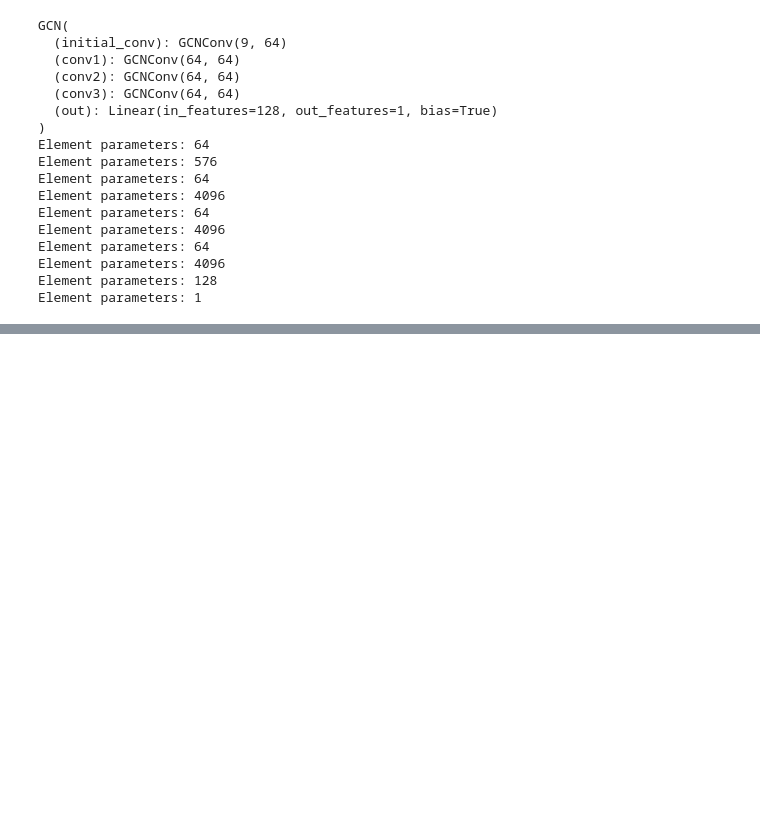
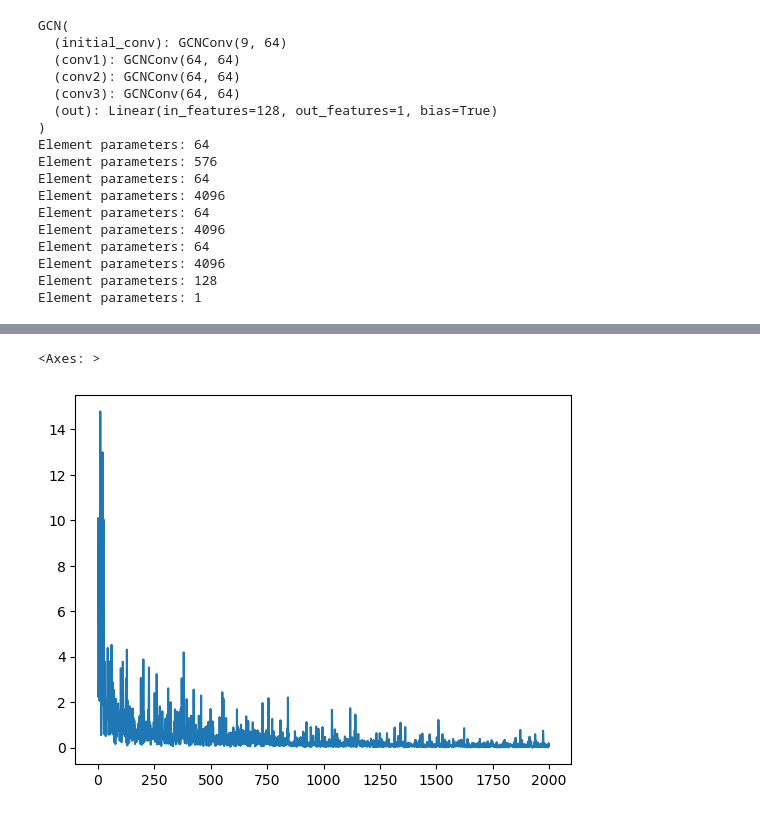
Before and after one commit to xiang1103/DL_ML_Implementations, a Jupyter notebook: geometric deep learning/GNN.ipynb, the cells around one changed output, grey strips where cells are left out. Drawn from its saved outputs; the diff is of its cells as text; code cells hidden in the pictures; blank space fills up the shorter version.

```diff
--- a/geometric deep learning/GNN.ipynb
+++ b/geometric deep learning/GNN.ipynb
@@ -193,3 +195,30 @@ Element parameters: 64
 Element parameters: 4096
 Element parameters: 128
 Element parameters: 1
+# %%
+from torch_geometric.data import DataLoader
+loss_fn = torch.nn.MSELoss()
+optimizer = torch.optim.Adam(model.parameters(), lr= 0.0007)
+
+# load into data loader
+data_size= len(data)    # 1128 data points/molecules
+num_graphs_batch=64     # number of graphs=molecules in one training batch
+train_loader = DataLoader(data[:int(data_size*0.8)], batch_size=num_graphs_batch, shuffle=True)   # leave some as test data
+test_loader= DataLoader(data[int(data_size*0.8):], batch_size=num_graphs_batch, shuffle=True)    # test data
+
+def train(data):
+    for batch in train_loader:  # dataloader breaks into batch, load each batch
+        optimizer.zero_grad()
+        pred, embedding= model(batch.x.float(), batch.edge_index ,batch.batch) # we'll pass in the embedding value, edge_index for convolution, and batch_index for max and mean pool
+        # shape: (batch,1)
+        loss = loss_fn(pred, batch.y)
+        loss.backward()
+        optimizer.step()
+    return loss, embedding  # return the embedding of the last batch
+
+losses = []
+for epoch in range(2000):
+    loss,h = train(data)
+    losses.append(loss)
+    if (epoch %100==0):
+        print(f'Epoch:{epoch} | Loss: {loss}')
@@ -195,0 +246,10 @@ Element parameters: 1
+# %%
+# plot the errors
+import seaborn as sns
+losses_float = [float(loss.cpu().detach()) for loss in losses]
+loss_index = [i for i,_ in enumerate(losses_float)]
+plt = sns.lineplot(x=loss_index, y=losses_float)
+plt
+# %% [output]
+<Axes: >
+[figure, added]
```
Also changed, not shown: parts of 4 cells of this notebook.
